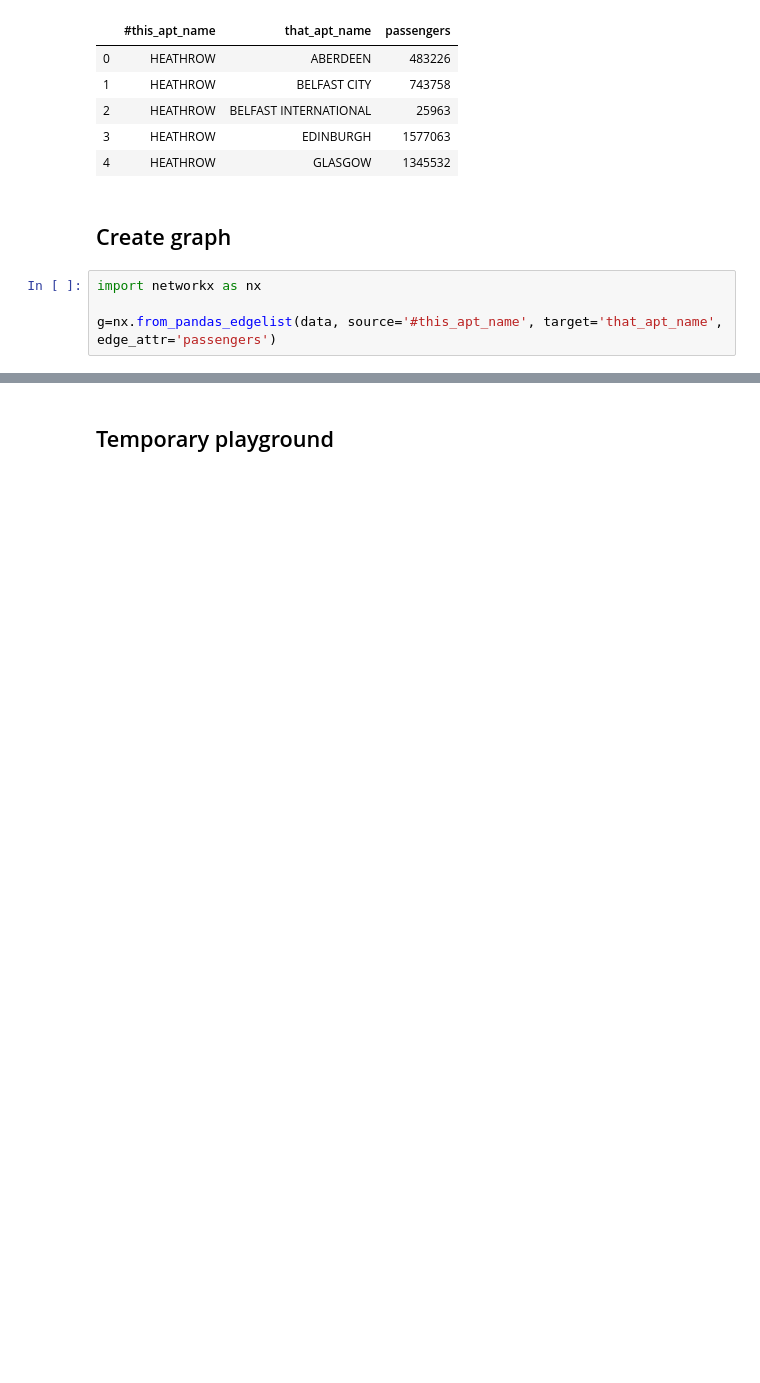
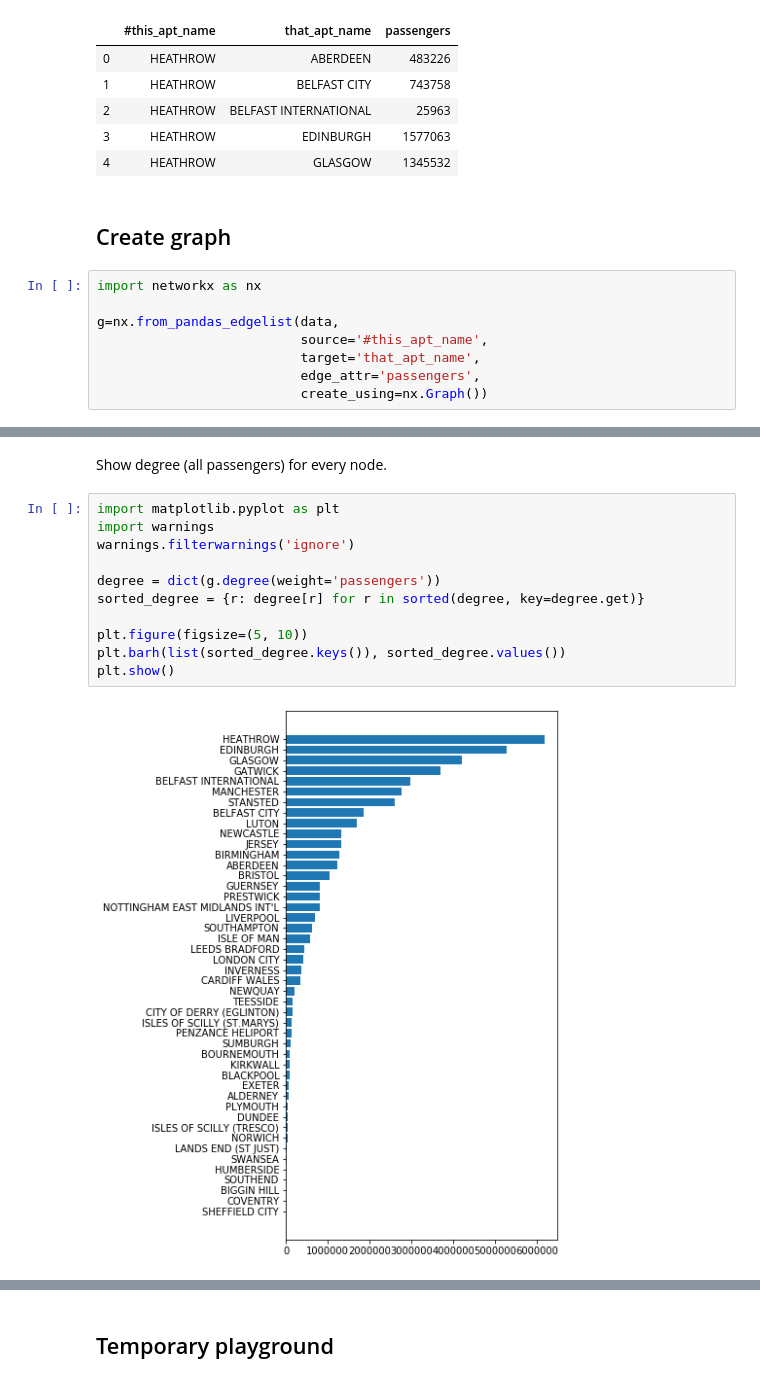
Before and after one commit to paulomac1000/UK-domestic-flights-network, a Jupyter notebook: Notebook.ipynb, the cells around one changed output, grey strips where cells are left out. Saved outputs shown, nothing was run; the diff lists cells and outputs as text; blank space fills up the shorter version.

```diff
--- a/Notebook.ipynb
+++ b/Notebook.ipynb
@@ -32,4 +43,8 @@ data.head()
 # %%
 import networkx as nx
 
-g=nx.from_pandas_edgelist(data, source='#this_apt_name', target='that_apt_name', edge_attr='passengers')
+g=nx.from_pandas_edgelist(data,
+                          source='#this_apt_name',
+                          target='that_apt_name',
+                          edge_attr='passengers',
+                          create_using=nx.Graph())
@@ -39,0 +69,15 @@ g=nx.from_pandas_edgelist(data, source='#this_apt_name', target='that_apt_name',
+# %% [markdown]
+Show degree (all passengers) for every node.
+# %%
+import matplotlib.pyplot as plt
+import warnings
+warnings.filterwarnings('ignore')
+
+degree = dict(g.degree(weight='passengers'))
+sorted_degree = {r: degree[r] for r in sorted(degree, key=degree.get)}
+
+plt.figure(figsize=(5, 10))
+plt.barh(list(sorted_degree.keys()), sorted_degree.values())
+plt.show()
+# %% [output]
+[figure, added]
```
Also changed, not shown: parts of 34 cells of this notebook.
